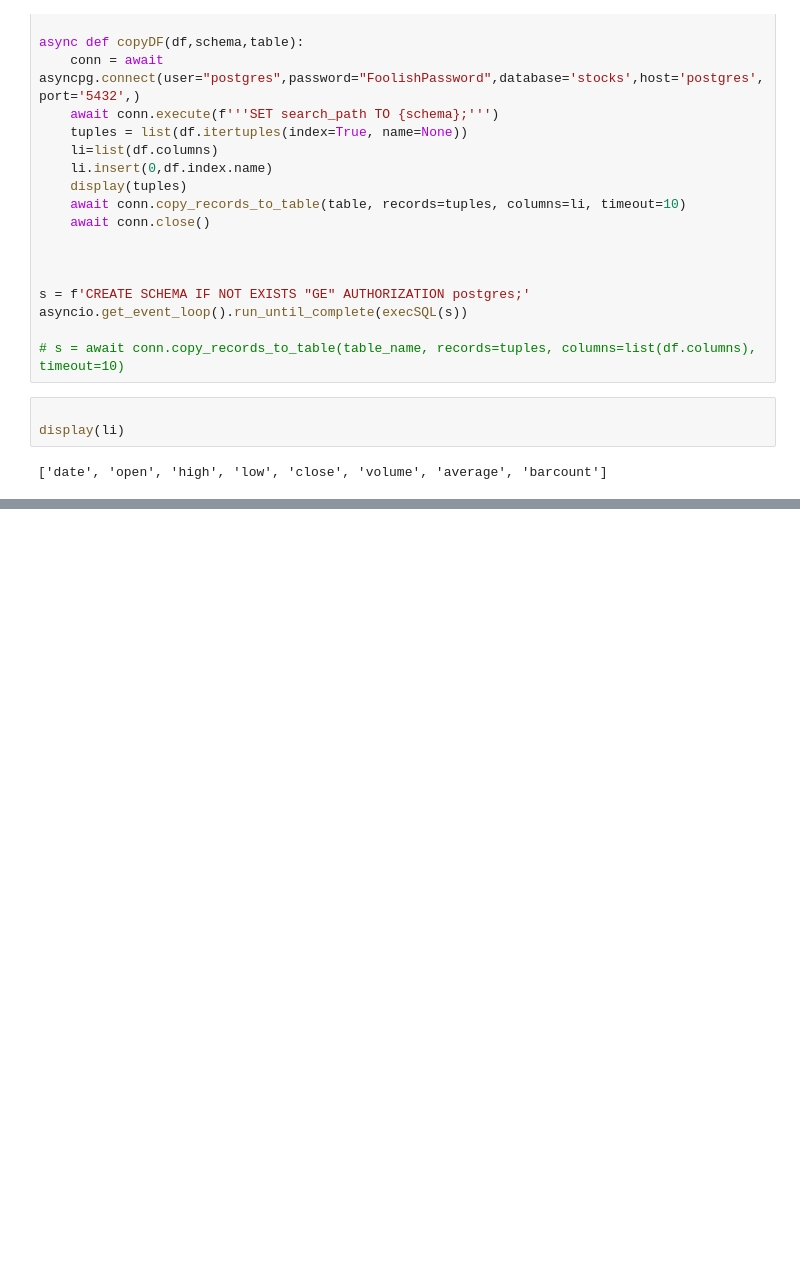
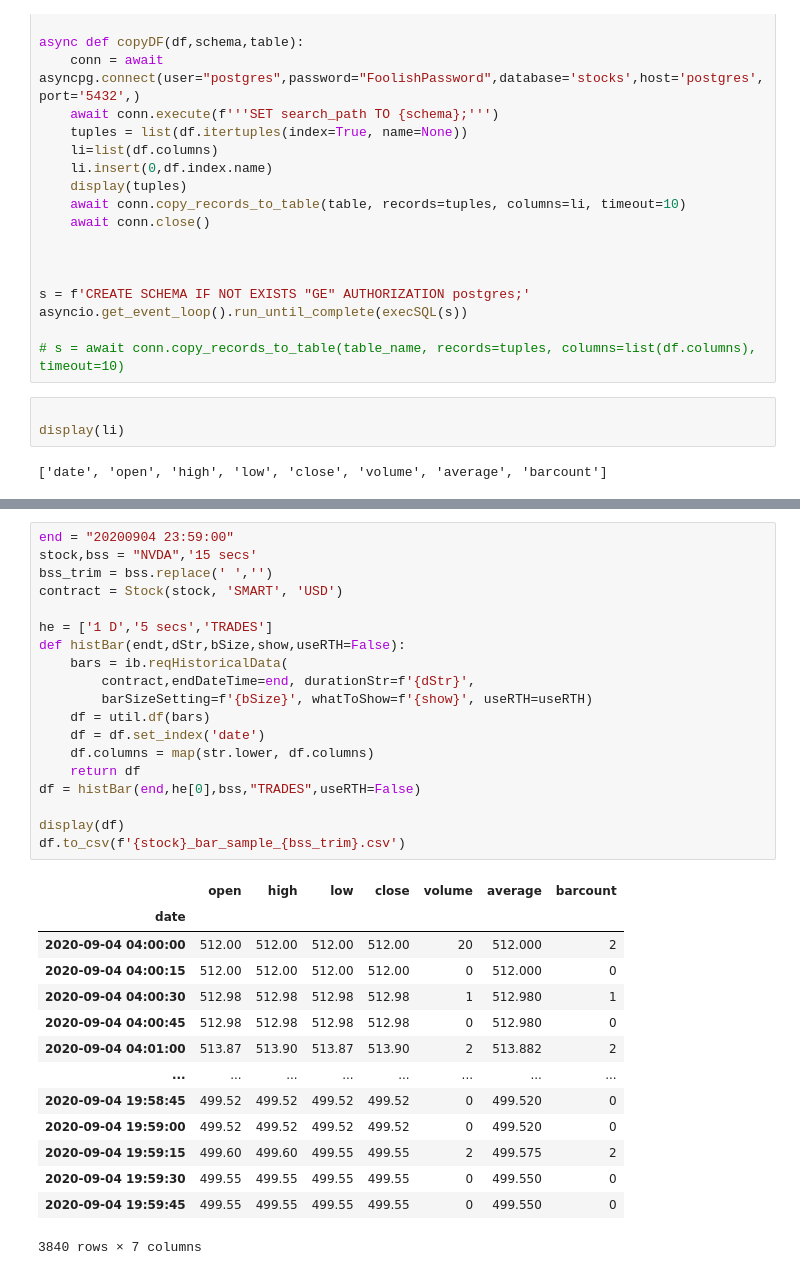
Before and after one commit to GeneMyslinsky/s_predictor, a Jupyter notebook: code/nb/LOAD DATA TEST.ipynb, the cells around one changed output, grey strips where cells are left out. Saved outputs shown, nothing was run; the diff lists cells and outputs as text; blank space fills up the shorter version.

```diff
--- a/code/nb/LOAD DATA TEST.ipynb
+++ b/code/nb/LOAD DATA TEST.ipynb
@@ -275 +275,35 @@ asyncio.get_event_loop().run_until_complete(copyDF(df,'spy','d1'))
 NameError: name 'asyncio' is not defined
+# %%
+end = "20200904 23:59:00"
+stock,bss = "NVDA",'15 secs'
+bss_trim = bss.replace(' ','')
+contract = Stock(stock, 'SMART', 'USD')
+
+he = ['1 D','5 secs','TRADES']
+def histBar(endt,dStr,bSize,show,useRTH=False):
+    bars = ib.reqHistoricalData(
+        contract,endDateTime=end, durationStr=f'{dStr}',
+        barSizeSetting=f'{bSize}', whatToShow=f'{show}', useRTH=useRTH)
+    df = util.df(bars)
+    df = df.set_index('date')
+    df.columns = map(str.lower, df.columns)
+    return df
+df = histBar(end,he[0],bss,"TRADES",useRTH=False)
+
+display(df)
+df.to_csv(f'{stock}_bar_sample_{bss_trim}.csv')
+# %% [output]
+|  | open | high | low | close | volume | average | barcount |
+| date |  |  |  |  |  |  |  |
+| 2020-09-04 04:00:00 | 512.00 | 512.00 | 512.00 | 512.00 | 20 | 512.000 | 2 |
+| 2020-09-04 04:00:15 | 512.00 | 512.00 | 512.00 | 512.00 | 0 | 512.000 | 0 |
+| 2020-09-04 04:00:30 | 512.98 | 512.98 | 512.98 | 512.98 | 1 | 512.980 | 1 |
+| 2020-09-04 04:00:45 | 512.98 | 512.98 | 512.98 | 512.98 | 0 | 512.980 | 0 |
+| 2020-09-04 04:01:00 | 513.87 | 513.90 | 513.87 | 513.90 | 2 | 513.882 | 2 |
+| ... | ... | ... | ... | ... | ... | ... | ... |
+| 2020-09-04 19:58:45 | 499.52 | 499.52 | 499.52 | 499.52 | 0 | 499.520 | 0 |
+| 2020-09-04 19:59:00 | 499.52 | 499.52 | 499.52 | 499.52 | 0 | 499.520 | 0 |
+| 2020-09-04 19:59:15 | 499.60 | 499.60 | 499.55 | 499.55 | 2 | 499.575 | 2 |
+| 2020-09-04 19:59:30 | 499.55 | 499.55 | 499.55 | 499.55 | 0 | 499.550 | 0 |
+| 2020-09-04 19:59:45 | 499.55 | 499.55 | 499.55 | 499.55 | 0 | 499.550 | 0 |
+3840 rows × 7 columns
```
Also changed, not shown: parts of 2 cells of this notebook, 22 other files.
